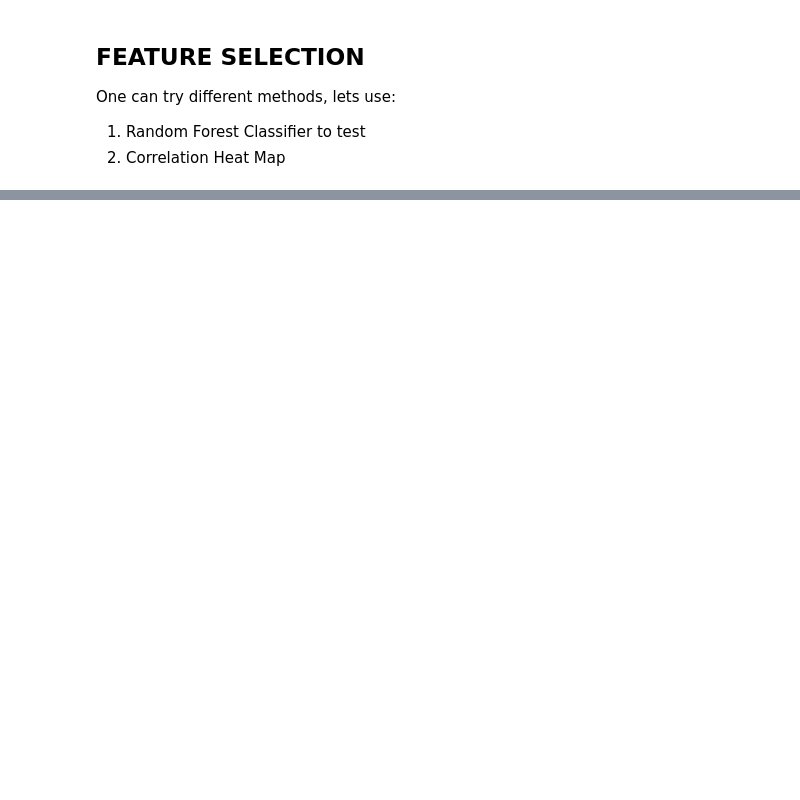
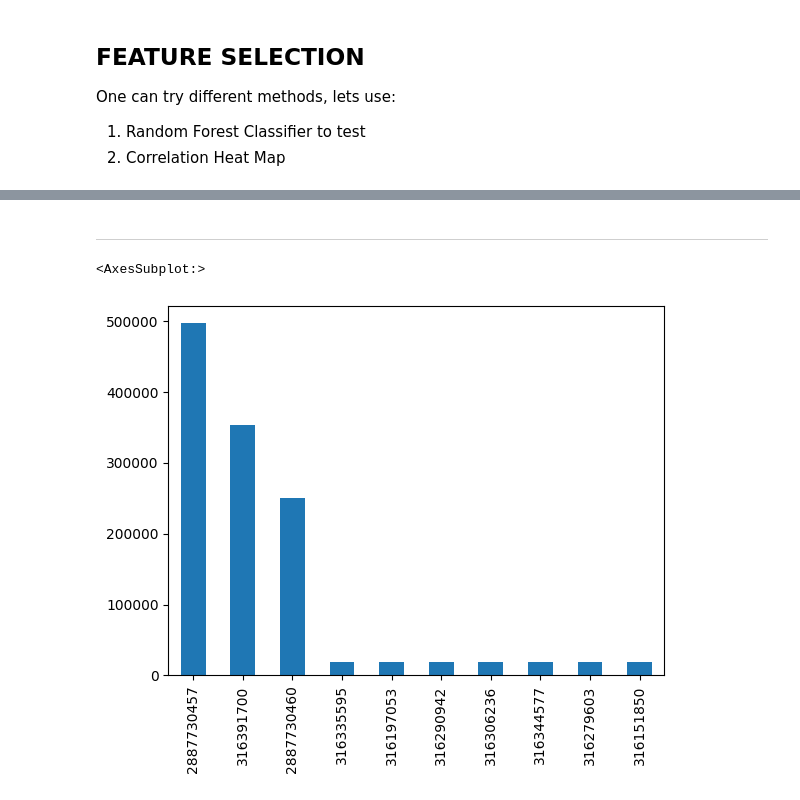
Before and after one commit to JeisonRobles/Data-Science, a Jupyter notebook: DDoS Classification/DDoS Prediction Model UnBalanced.ipynb, the cells around one changed output, grey strips where cells are left out. Drawn from its saved outputs; the diff is of its cells as text; code cells hidden in the pictures; blank space fills up the shorter version.

```diff
--- a/DDoS Classification/DDoS Prediction Model UnBalanced.ipynb
+++ b/DDoS Classification/DDoS Prediction Model UnBalanced.ipynb
@@ -238,3 +259,5 @@ NameError: name 'data_2018' is not defined
+# %%
+data_2018.dropna(inplace=True)
 # %% [markdown]
 ## FEATURE SELECTION
 
@@ -264 +349,8 @@ dtype: int64
+# %% [markdown]
+___
+# %%
+data_2018[data_2018.Label == 'ddos']['Dst IP'].value_counts().nlargest(10).plot(kind='bar')
+# %% [output]
+<AxesSubplot:>
+[figure, added]
 # %%
```
Also changed, not shown: parts of 22 cells of this notebook.
